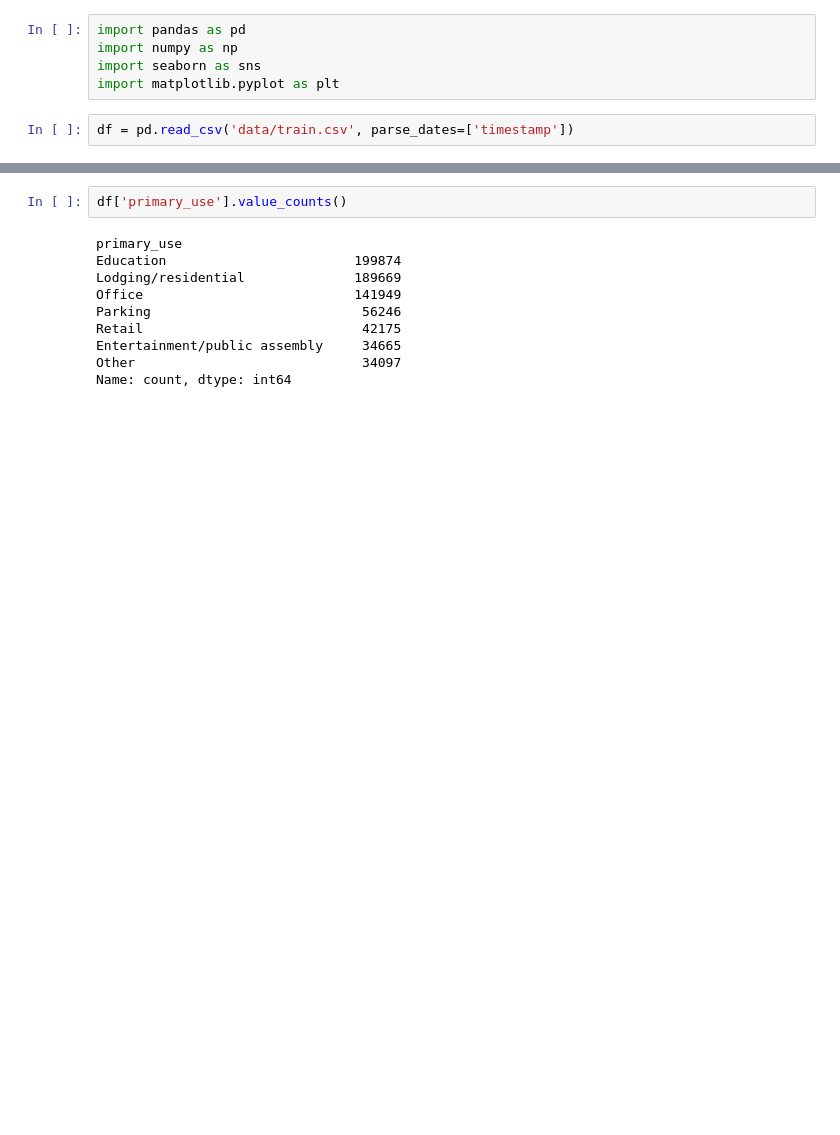
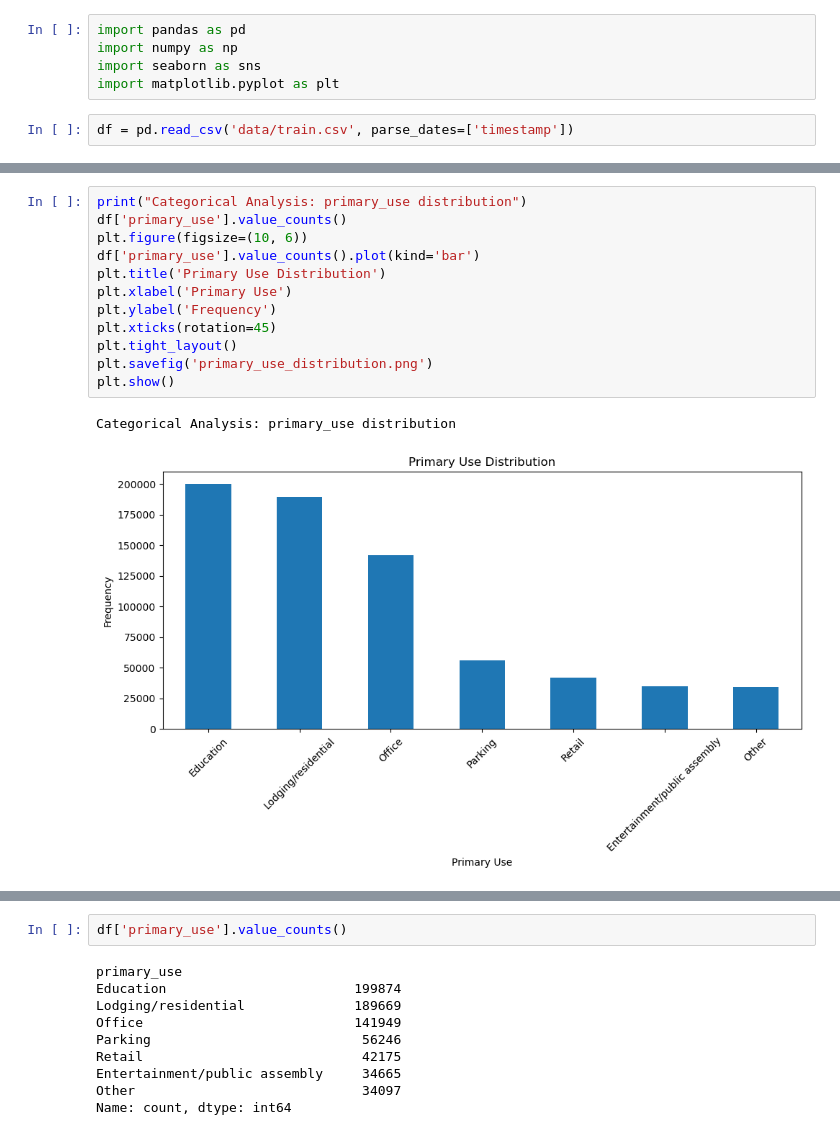
Before and after one commit to ss7172/MLforClimate, a Jupyter notebook: eda.ipynb, the cells around one changed output, grey strips where cells are left out. Drawn from its saved outputs; the diff is of its cells as text; blank space fills up the shorter version.

```diff
--- a/eda.ipynb
+++ b/eda.ipynb
@@ -18,0 +101,15 @@ Shape of dataframe: (698675, 13)
+# %%
+print("Categorical Analysis: primary_use distribution")
+df['primary_use'].value_counts()
+plt.figure(figsize=(10, 6))
+df['primary_use'].value_counts().plot(kind='bar')
+plt.title('Primary Use Distribution')
+plt.xlabel('Primary Use')
+plt.ylabel('Frequency')
+plt.xticks(rotation=45)
+plt.tight_layout()
+plt.savefig('primary_use_distribution.png')
+plt.show()
+# %% [output]
+Categorical Analysis: primary_use distribution
+[figure, added]
```
Also changed, not shown: parts of 26 cells of this notebook, 7 other files.
